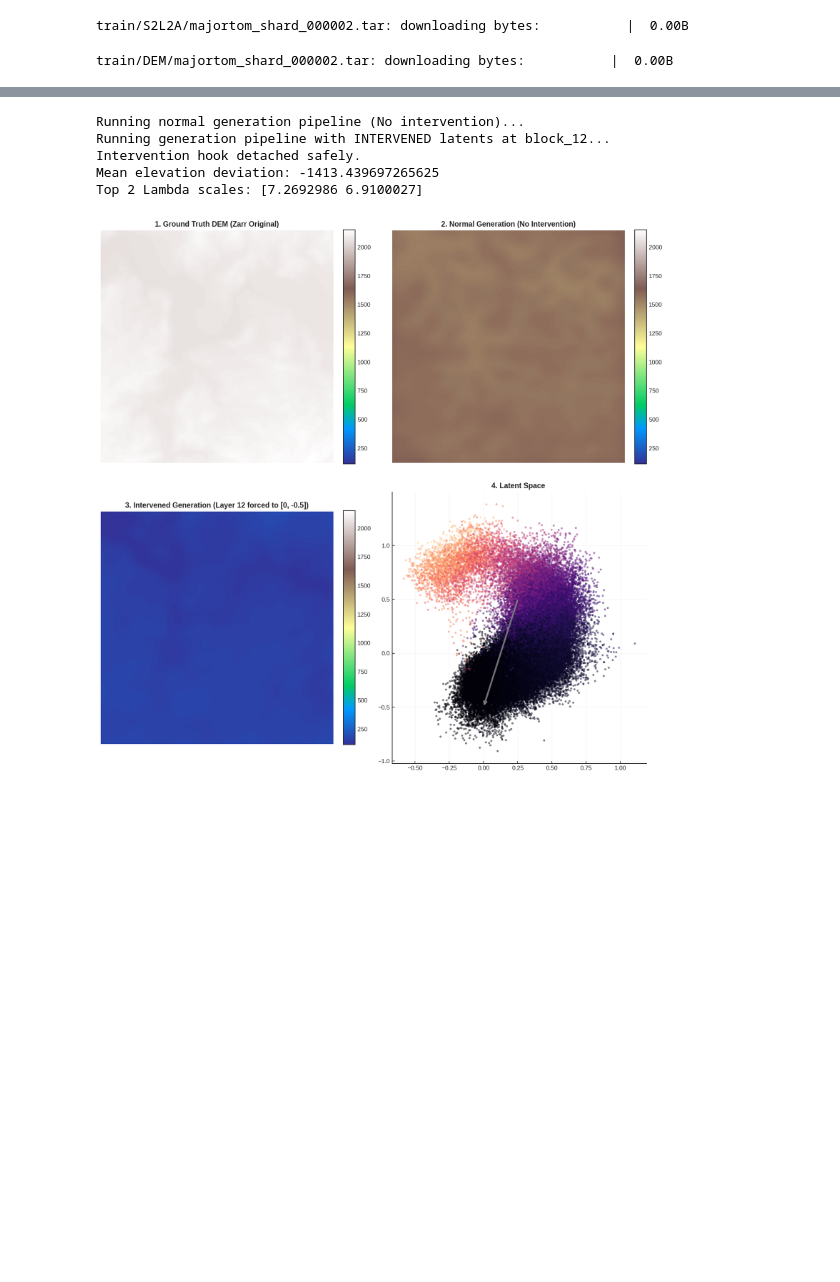
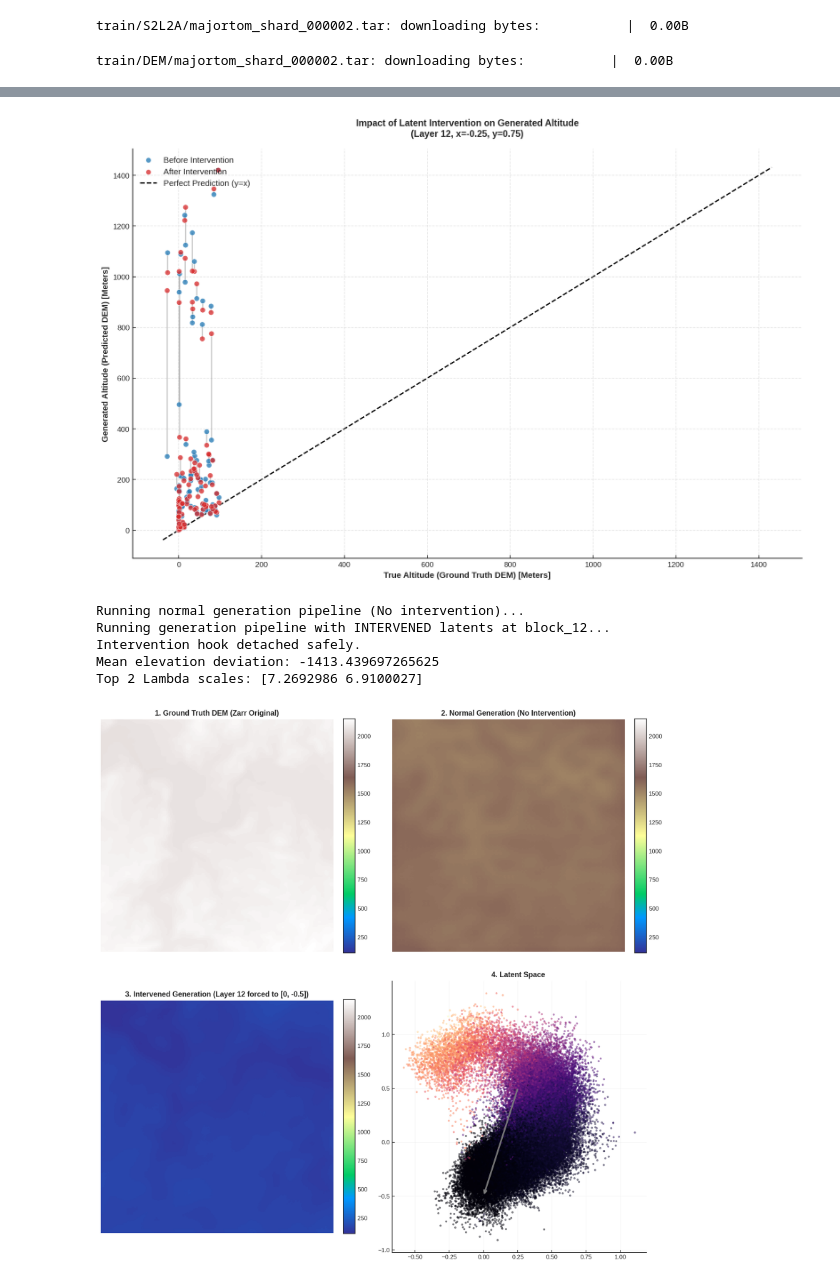
Before and after one commit to Michu1596/terramind, a Jupyter notebook: notebooks/Intervention&Shapley.ipynb, the cells around one changed output, grey strips where cells are left out. Cells and saved outputs as stored; diff of their text form; code cells hidden in the pictures; blank space fills up the shorter version.

```diff
--- a/notebooks/Intervention&Shapley.ipynb
+++ b/notebooks/Intervention&Shapley.ipynb
@@ -708,3 +927,75 @@ NameError: name 'X' is not defined
+# %%
+import matplotlib.pyplot as plt
+
+fig, ax = plt.subplots(figsize=(12, 8))
+
+# 1. Draw the connecting lines first (zorder=1 keeps them behind the dots)
+# vlines is highly optimized for drawing vertical segments between two y-arrays
+ax.vlines(
+    x=altitudes_true,
+    ymin=altitudes_before,
+    ymax=altitudes_after,
+    color='gray',
+    alpha=0.4,
+    linewidth=1.5,
+    zorder=1
+)
+
+# 2. Plot the "Before" state
+ax.scatter(
+    altitudes_true,
+    altitudes_before,
+    color='#1f77b4',  # standard matplotlib blue
+    edgecolor='white',
+    linewidth=0.5,
+    s=40,
+    alpha=0.75,
+    label='Before Intervention',
+    zorder=2
+)
+
+# 3. Plot the "After" state
+ax.scatter(
+    altitudes_true,
+    altitudes_after,
+    color='#d62728',  # standard matplotlib red
+    edgecolor='white',
+    linewidth=0.5,
+    s=40,
+    alpha=0.75,
+    label='After Intervention',
+    zorder=3
+)
+
+# 4. Add the Perfect Prediction diagonal line (y = x)
+# This shows where the model *should* be aiming
+lim_min = min(altitudes_true.min(), altitudes_before.min(), altitudes_after.min()) - 10
+lim_max = max(altitudes_true.max(), altitudes_before.max(), altitudes_after.max()) + 10
+ax.plot(
+    [lim_min, lim_max],
+    [lim_min, lim_max],
+    color='black',
+    linestyle='--',
+    linewidth=1.5,
+    zorder=0,
+    label='Perfect Prediction (y=x)'
+)
+
+# 5. Formatting
+ax.set_title(f'Impact of Latent Intervention on Generated Altitude\n(Layer {idx}, x={x_0}, y={y_0})', fontweight='bold', pad=15)
+ax.set_xlabel('True Altitude (Ground Truth DEM) [Meters]', fontweight='bold')
+ax.set_ylabel('Generated Altitude (Predicted DEM) [Meters]', fontweight='bold')
+ax.legend(loc='upper left')
+ax.grid(True, linestyle='--', alpha=0.5)
+
+# Clean up borders
+ax.spines['top'].set_visible(False)
+ax.spines['right'].set_visible(False)
+
+plt.tight_layout()
+plt.show()
+# %% [output]
+[figure, added]
 # %%
 X = data['latents']
 y = data['meta'][:,3]
```
Also changed, not shown: parts of 7 cells of this notebook.
